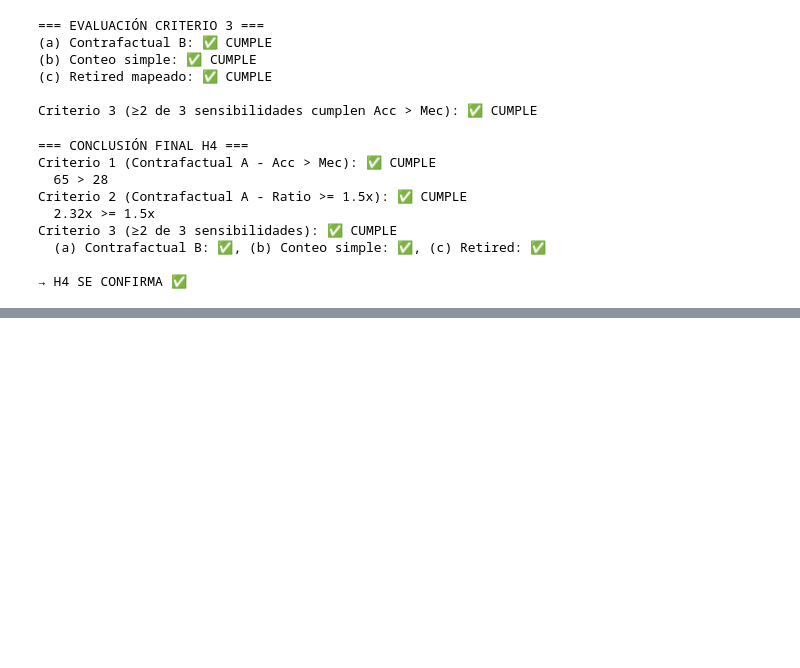
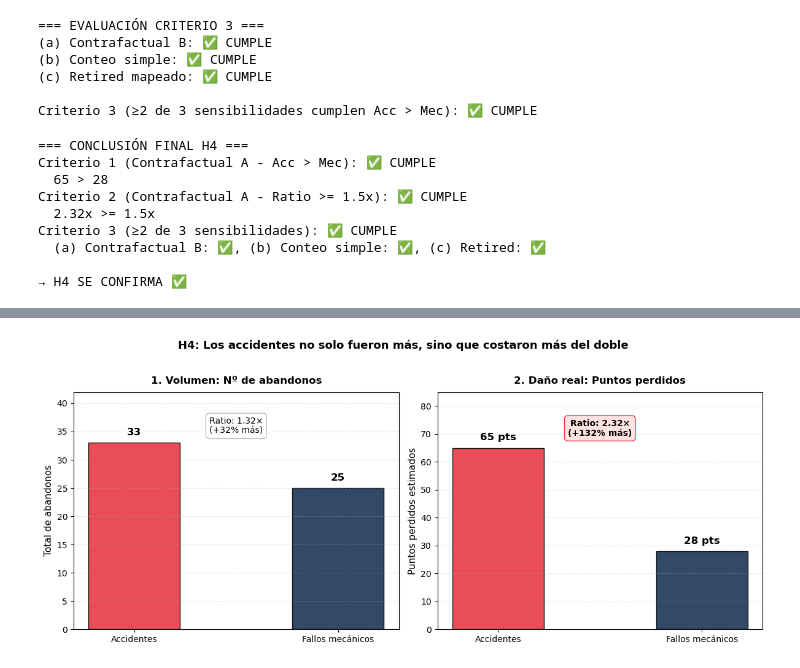
Before and after one commit to BorjaBG/EDA_F1, a Jupyter notebook: notebooks/hipotesis 4.ipynb, the cells around one changed output, grey strips where cells are left out. Drawn from its saved outputs; the diff is of its cells as text; code cells hidden in the pictures; blank space fills up the shorter version.

```diff
--- a/notebooks/hipotesis 4.ipynb
+++ b/notebooks/hipotesis 4.ipynb
@@ -381,0 +423,40 @@ Criterio 3 (≥2 de 3 sensibilidades): ✅ CUMPLE
+# %%
+# Opción 2: Comparativa Volumen (Abandonos) vs Daño Real (Puntos)
+fig, (ax1, ax2) = plt.subplots(1, 2, figsize=(12, 5))
+
+causas = ['Accidentes', 'Fallos mecánicos']
+colores = ['#E63946', '#1D3557']
+
+# Panel 1: Número de abandonos
+bars1 = ax1.bar(causas, [n_accident, n_mecanico], color=colores, width=0.45, alpha=0.9, edgecolor='black')
+for bar, val in zip(bars1, [n_accident, n_mecanico]):
+    ax1.text(bar.get_x() + bar.get_width()/2, val + 1, f'{val}', ha='center', va='bottom', fontsize=12, fontweight='bold')
+
+ax1.set_title('1. Volumen: Nº de abandonos', fontsize=12, fontweight='bold', pad=10)
+ax1.set_ylabel('Total de abandonos', fontsize=11)
+ax1.set_ylim(0, 42)
+ax1.grid(axis='y', alpha=0.3, linestyle='--')
+ax1.text(
+    0.5, 36, 'Ratio: 1.32×\n(+32% más)', ha='center', va='center', fontsize=10,
+    bbox=dict(boxstyle='round,pad=0.4', facecolor='white', edgecolor='#B0BEC5')
+)
+
+# Panel 2: Puntos perdidos (Daño real)
+bars2 = ax2.bar(causas, [puntos_accident, puntos_mecanico], color=colores, width=0.45, alpha=0.9, edgecolor='black')
+for bar, val in zip(bars2, [puntos_accident, puntos_mecanico]):
+    ax2.text(bar.get_x() + bar.get_width()/2, val + 2, f'{int(val)} pts', ha='center', va='bottom', fontsize=12, fontweight='bold')
+
+ax2.set_title('2. Daño real: Puntos perdidos', fontsize=12, fontweight='bold', pad=10)
+ax2.set_ylabel('Puntos perdidos estimados', fontsize=11)
+ax2.set_ylim(0, 85)
+ax2.grid(axis='y', alpha=0.3, linestyle='--')
+ax2.text(
+    0.5, 72, 'Ratio: 2.32×\n(+132% más)', ha='center', va='center', fontsize=10, fontweight='bold',
+    bbox=dict(boxstyle='round,pad=0.4', facecolor='#FFE3E3', edgecolor='#E63946')
+)
+
+fig.suptitle('H4: Los accidentes no solo fueron más, sino que costaron más del doble', fontsize=13, fontweight='bold', y=1.02)
+plt.tight_layout()
+plt.show()
+# %% [output]
+[figure, added]
```
Also changed, not shown: parts of 1 cell of this notebook, 3 other files.
